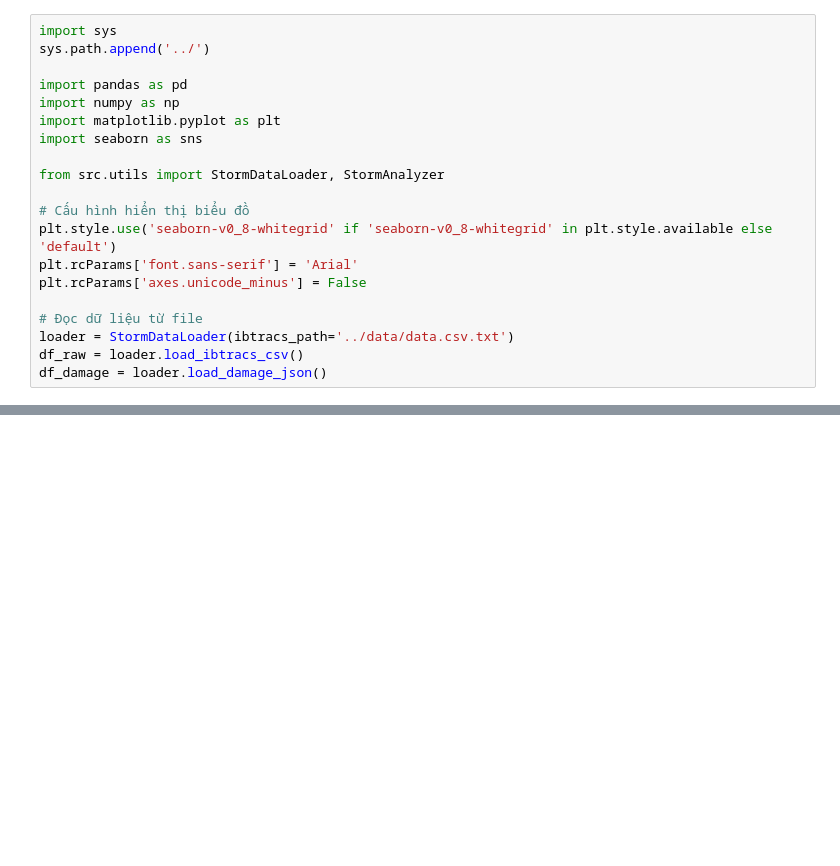
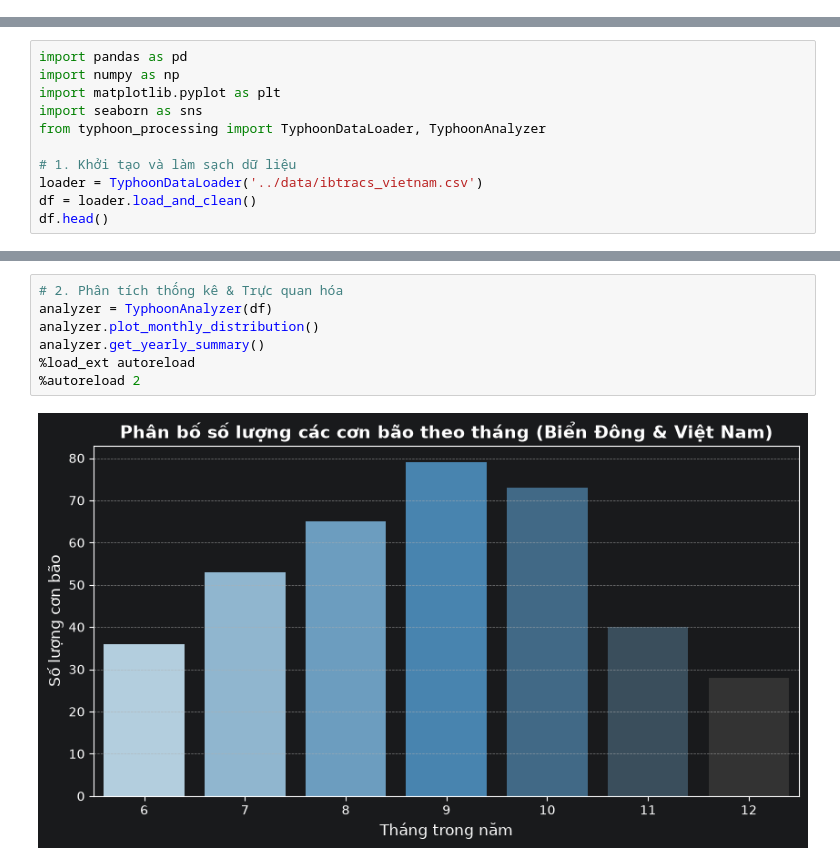
Before and after one commit to manhne1833-cpu/B-o-c-o-DT13, a Jupyter notebook: main.ipynb, the cells around one changed output, grey strips where cells are left out. Drawn from its saved outputs; the diff is of its cells as text; blank space fills up the shorter version.

```diff
--- a/main.ipynb
+++ b/main.ipynb
@@ -1,20 +0,0 @@
-# %%
-import sys
-sys.path.append('../')
-
-import pandas as pd
-import numpy as np
-import matplotlib.pyplot as plt
-import seaborn as sns
-
-from src.utils import StormDataLoader, StormAnalyzer
-
-# Cấu hình hiển thị biểu đồ
-plt.style.use('seaborn-v0_8-whitegrid' if 'seaborn-v0_8-whitegrid' in plt.style.available else 'default')
-plt.rcParams['font.sans-serif'] = 'Arial'
-plt.rcParams['axes.unicode_minus'] = False
-
-# Đọc dữ liệu từ file
-loader = StormDataLoader(ibtracs_path='../data/data.csv.txt')
-df_raw = loader.load_ibtracs_csv()
-df_damage = loader.load_damage_json()
@@ -156,0 +5,11 @@ Note: you may need to restart the kernel to use updated packages.
+# %%
+import pandas as pd
+import numpy as np
+import matplotlib.pyplot as plt
+import seaborn as sns
+from typhoon_processing import TyphoonDataLoader, TyphoonAnalyzer
+
+# 1. Khởi tạo và làm sạch dữ liệu
+loader = TyphoonDataLoader('../data/ibtracs_vietnam.csv')
+df = loader.load_and_clean()
+df.head()
@@ -156,0 +24,9 @@ Note: you may need to restart the kernel to use updated packages.
+# %%
+# 2. Phân tích thống kê & Trực quan hóa
+analyzer = TyphoonAnalyzer(df)
+analyzer.plot_monthly_distribution()
+analyzer.get_yearly_summary()
+%load_ext autoreload
+%autoreload 2
+# %% [output]
+[figure, added]
```
Also changed, not shown: parts of 16 cells of this notebook, 3 other files.
